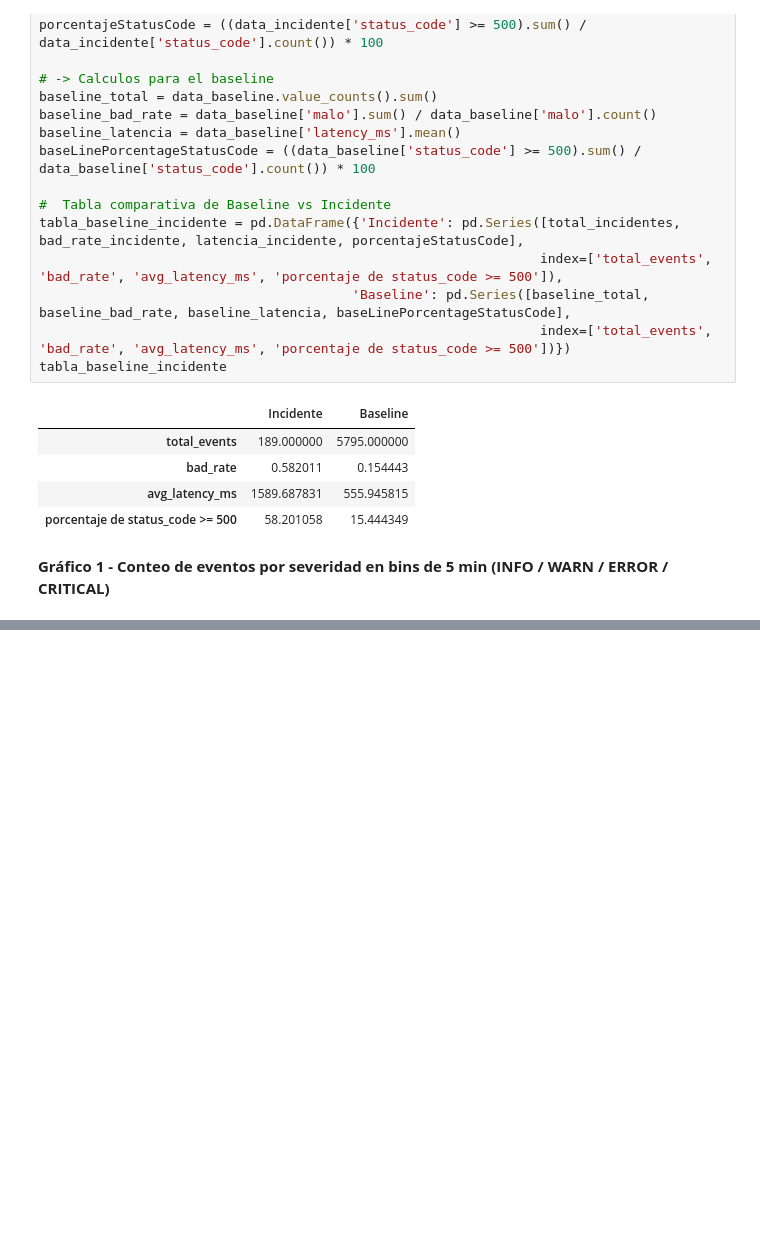
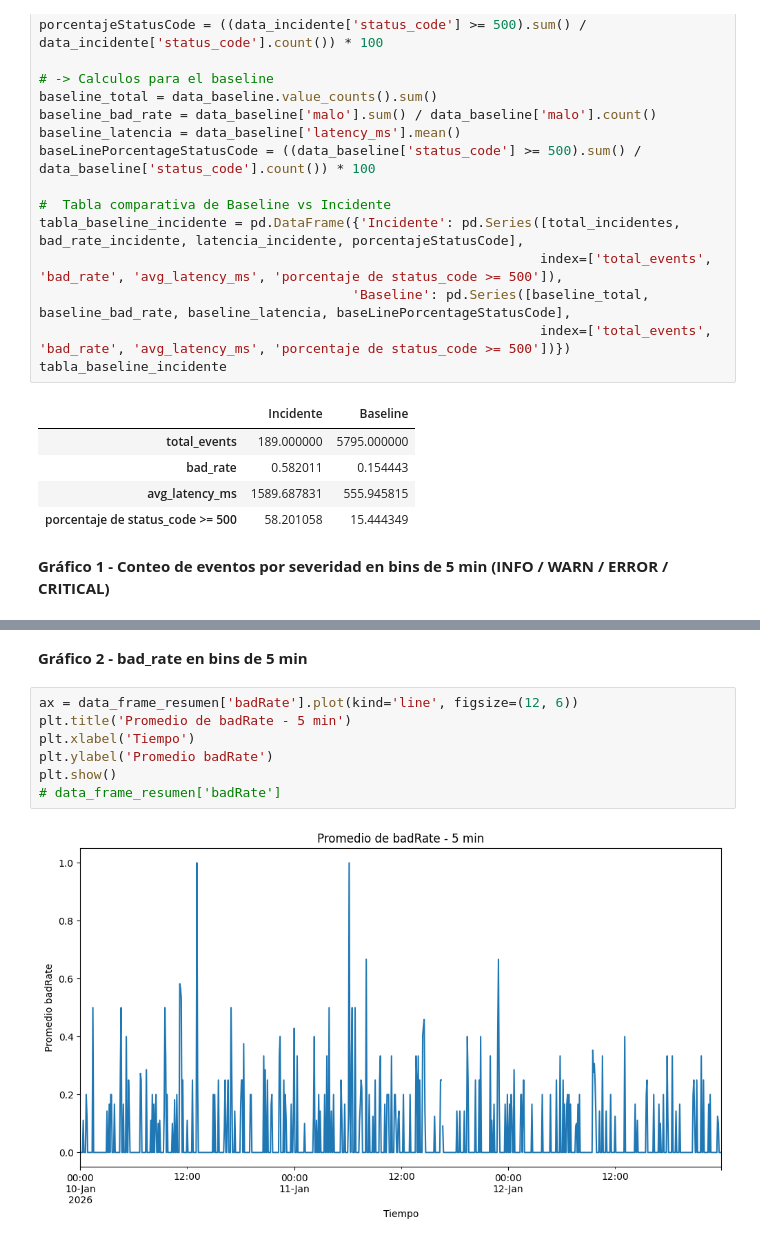
Before and after one commit to brewitch25/The-Huddle, a Jupyter notebook: Interpretacion-logs/analisis_logDeIncidentes.ipynb, the cells around one changed output, grey strips where cells are left out. Cells and saved outputs as stored; diff of their text form; blank space fills up the shorter version.

Commit message:
Se agrego el bloque de codigo y grafico de badRate en bins de 5 minutos

```diff
--- a/Interpretacion-logs/analisis_logDeIncidentes.ipynb
+++ b/Interpretacion-logs/analisis_logDeIncidentes.ipynb
@@ -224,3 +224,14 @@ plt.legend(title='Severidad')
 plt.show()
 # %% [output]
 [figure]
+# %% [markdown]
+**Gráfico 2 - bad_rate en bins de 5 min**
+# %%
+ax = data_frame_resumen['badRate'].plot(kind='line', figsize=(12, 6))
+plt.title('Promedio de badRate - 5 min')
+plt.xlabel('Tiempo')
+plt.ylabel('Promedio badRate')
+plt.show()
+# data_frame_resumen['badRate']
+# %% [output]
+[figure, added]
```
Also changed, not shown: parts of 1 cell of this notebook.
